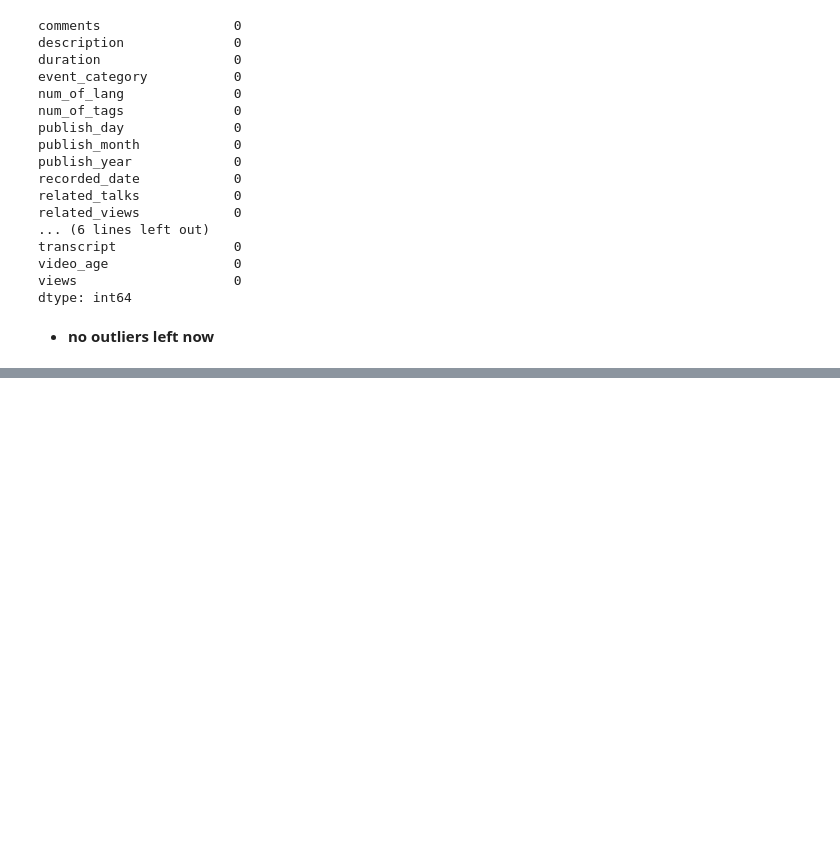
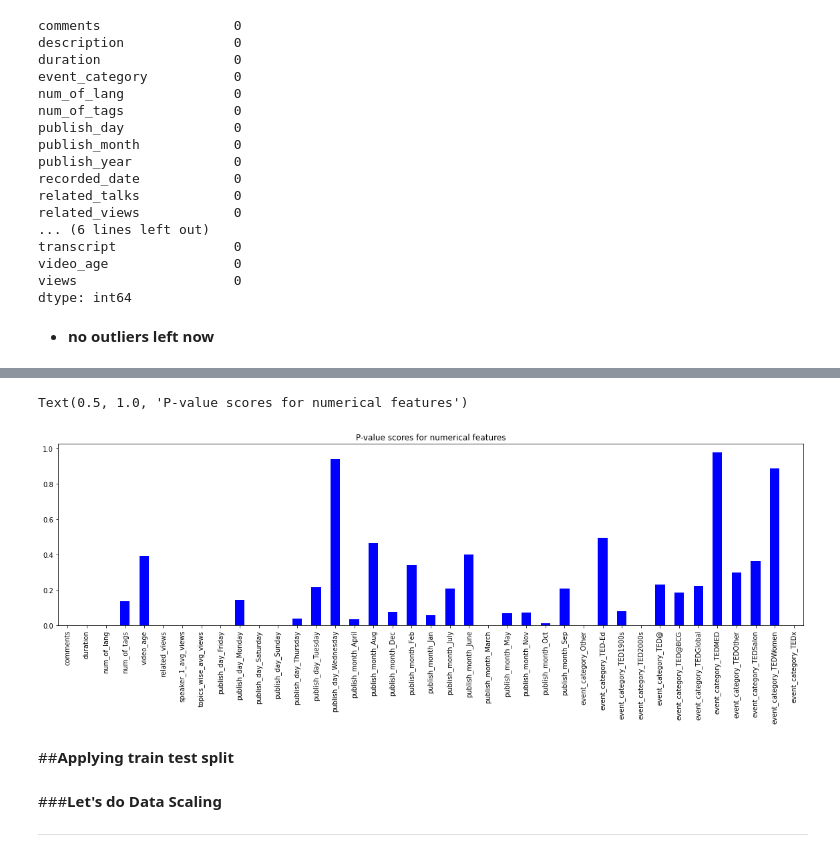
Before and after one commit to vickypandey07/Ted-Talk-Views-Prediction, a Jupyter notebook: Ted_Talk_Views_Prediction_Vikram_Pandey_Capstone_Project_2.ipynb, the cells around one changed output, grey strips where cells are left out. Saved outputs shown, nothing was run; the diff lists cells and outputs as text; code cells hidden in the pictures; blank space fills up the shorter version.

```diff
--- a/Ted_Talk_Views_Prediction_Vikram_Pandey_Capstone_Project_2.ipynb
+++ b/Ted_Talk_Views_Prediction_Vikram_Pandey_Capstone_Project_2.ipynb
@@ -717,0 +728,5 @@ dtype: int64
+# %%
+# Creating new dataframe of selected features
+
+df_new=df[['views','comments','duration','num_of_lang','num_of_tags','publish_day','publish_month','video_age',
+        'related_views','event_category','speaker_1_avg_views','topics_wise_avg_views']]
@@ -717,0 +739,5 @@ dtype: int64
+# %%
+# Now creating final dataframe for our prediction models.
+
+final_df=pd.get_dummies(df_new)
+final_df.shape
@@ -717,0 +756,10 @@ dtype: int64
+# %%
+# Separating independent and dependent features.
+
+X=final_df.drop(columns=['views'])
+y=final_df['views']
+# %%
+# Here Printing f_scores for independent features.
+
+f_scores = f_regression(X, y)
+f_scores
@@ -717,0 +787,10 @@ dtype: int64
+# %%
+# Let's plot p-valuesfor numerical features.
+
+plt.rcParams['figure.figsize'] = (20, 5)
+p_values= pd.Series(f_scores[1],index= X.columns)
+p_values.plot(kind='bar',color='blue')
+plt.title('P-value scores for numerical features')
+# %% [output]
+Text(0.5, 1.0, 'P-value scores for numerical features')
+[figure, added]
@@ -717,0 +806,2 @@ dtype: int64
+# %% [markdown]
+##**Applying train test split**
@@ -717,0 +815,4 @@ dtype: int64
+# %% [markdown]
+###**Let's do Data Scaling**
+
+---
```
Also changed, not shown: parts of 66 cells of this notebook.
